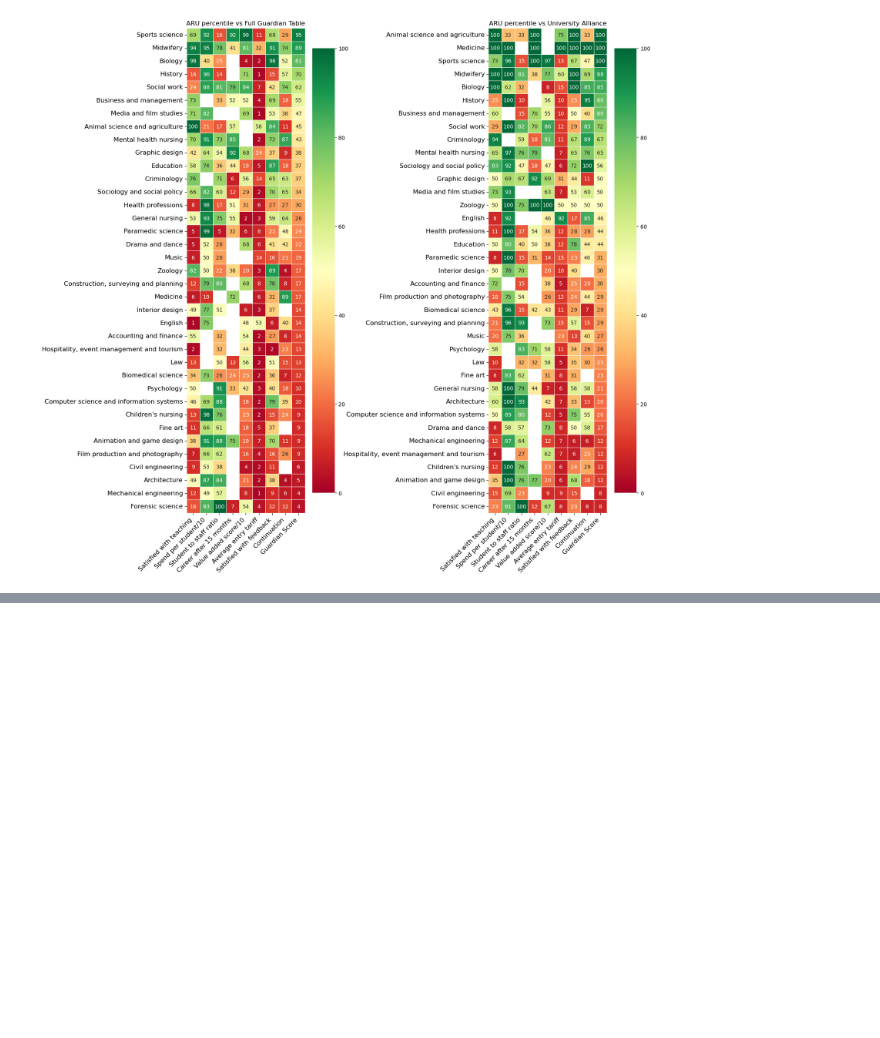
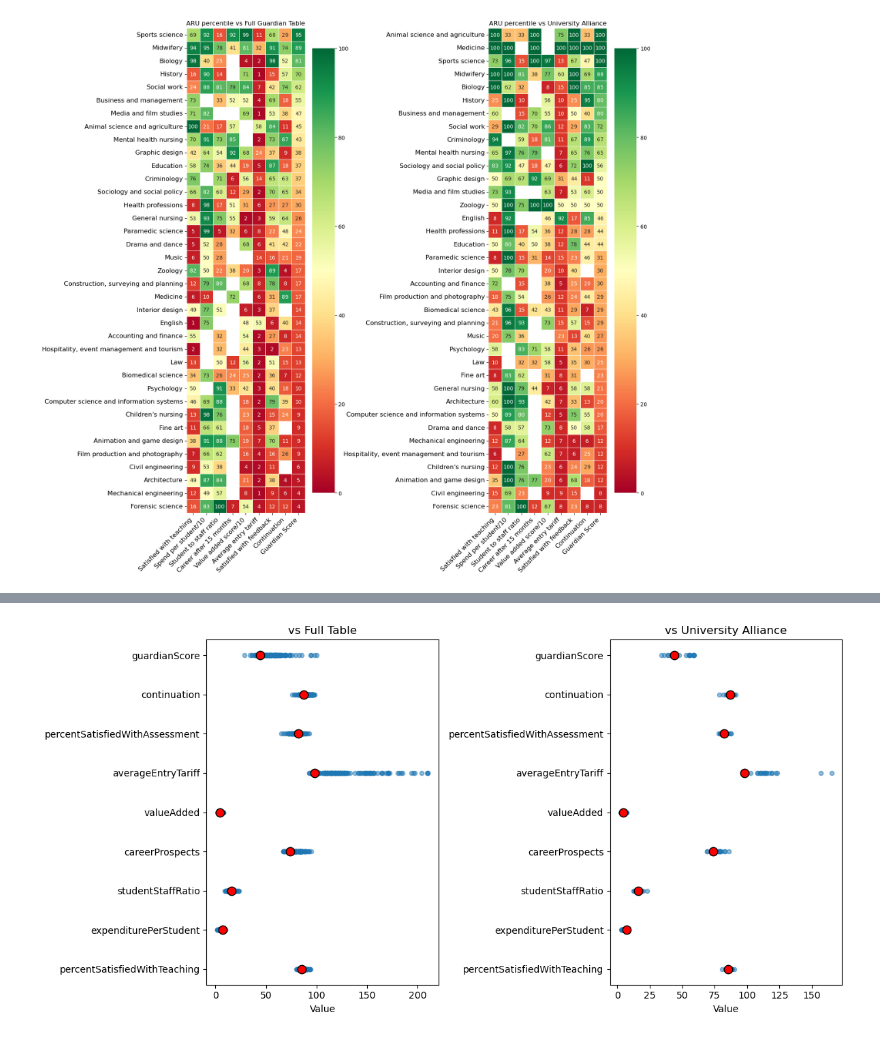
Before and after one commit to mjduarterosa/guardian-univ-ranking, a Jupyter notebook: explore_ranking.ipynb, the cells around one changed output, grey strips where cells are left out. Saved outputs shown, nothing was run; the diff lists cells and outputs as text; code cells hidden in the pictures; blank space fills up the shorter version.

```diff
--- a/explore_ranking.ipynb
+++ b/explore_ranking.ipynb
@@ -623,0 +670,21 @@ plt.show()
+# %%
+fig, axes = plt.subplots(1, 2, figsize=(12, 6))
+
+for ax, data, title in zip(axes, [main_rank, main_rank[main_rank["name"].isin(university_alliance)]],
+                            ["vs Full Table", "vs University Alliance"]):
+    for i, col in enumerate(cols):
+        vals = pd.to_numeric(data[col], errors="coerce").dropna()
+        ax.scatter(vals, [i] * len(vals), color="tab:blue", alpha=0.5, s=20)
+
+        aru_val = pd.to_numeric(data[col], errors="coerce")[data["name"] == TARGET_INSTITUTION].iloc[0]
+        ax.scatter([aru_val], [i], color="red", s=80, zorder=5, edgecolor="black")
+
+    ax.set_yticks(range(len(cols)))
+    ax.set_yticklabels(cols)
+    ax.set_title(title)
+    ax.set_xlabel("Value")
+
+plt.tight_layout()
+plt.show()
+# %% [output]
+[figure, added]
```
Also changed, not shown: parts of 3 cells of this notebook.
